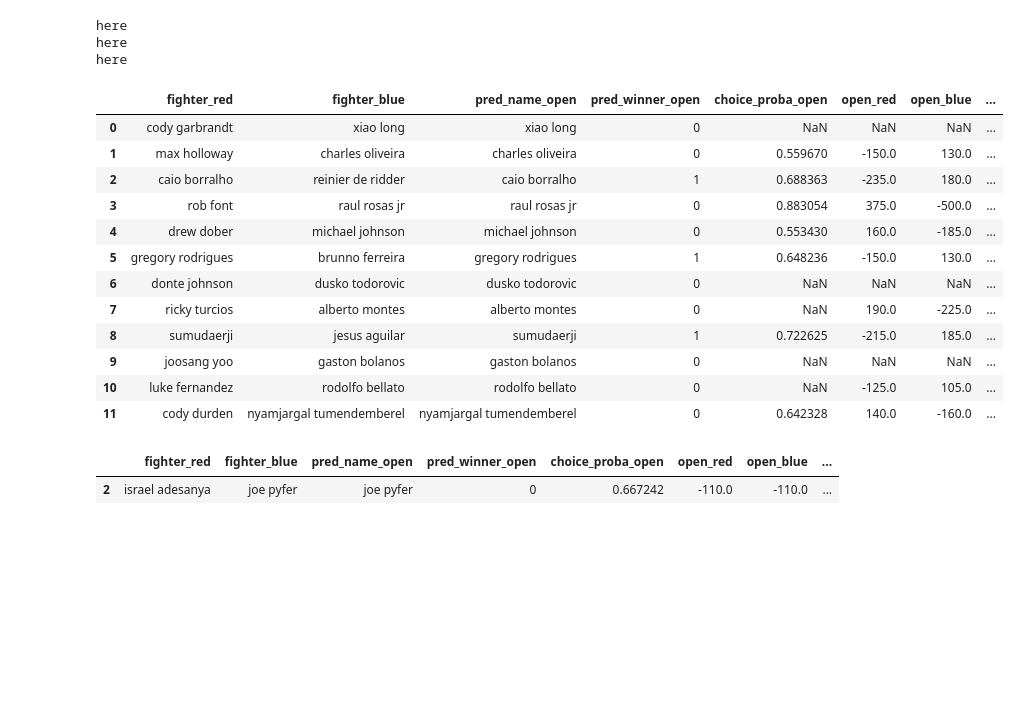
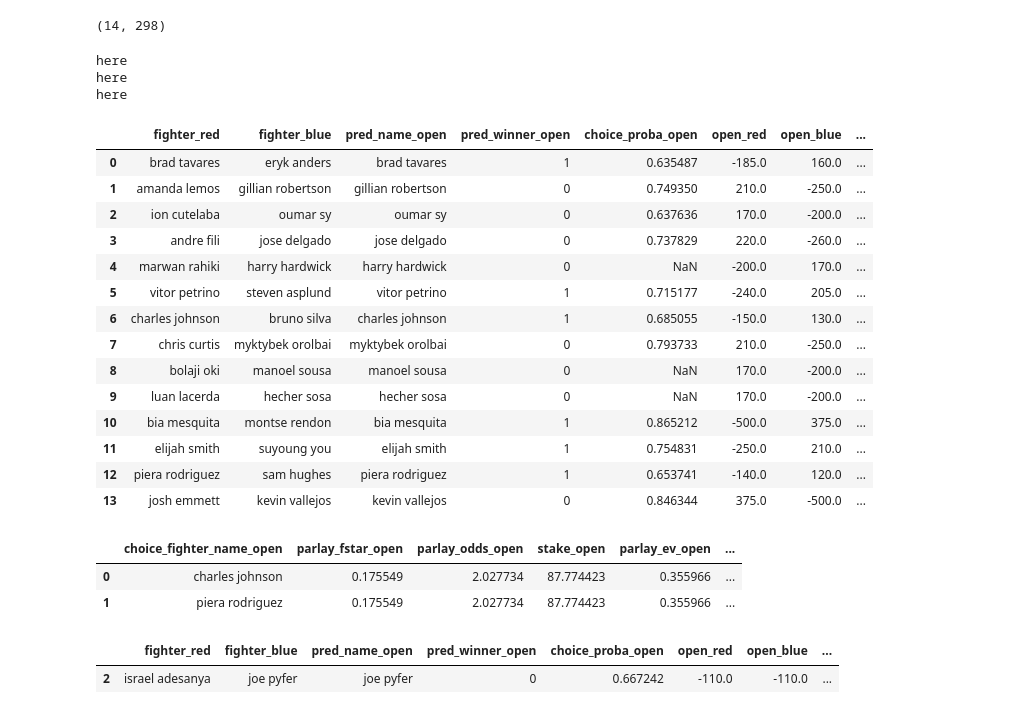
Before and after one commit to jcmarkowicz/sports_betting, a Jupyter notebook: ufc_upcoming_analysis/upcoming_picks.ipynb, the cells around one changed output. Saved outputs shown, nothing was run; the diff lists cells and outputs as text; code cells hidden in the pictures; blank space fills up the shorter version.

```diff
--- a/ufc_upcoming_analysis/upcoming_picks.ipynb
+++ b/ufc_upcoming_analysis/upcoming_picks.ipynb
@@ -112,30 +17,10 @@ print("Email sent!")
 # %%
-date = '2026-03-07'
-upcoming_fp = fr'C:\Users\jcmar\my_files\SportsBetting\Data\upcoming_events\event_dfs\upcoming_odds_stats_{date}.csv'
+date = '2026-03-14'
+# upcoming_fp = fr'C:\Users\jcmar\my_files\SportsBetting\Data\upcoming_events\event_dfs\upcoming_odds_stats_{date}.csv'
+
+upcoming_fp = r'C:\Users\jcmar\my_files\SportsBetting\Data\upcoming_events\event_dfs\DEBUG_GROUP2026-03-14.csv'
 upcoming_df = pd.read_csv(upcoming_fp)
 
 upcoming_df['math_red'] = upcoming_df['math_red'].astype('category')
 upcoming_df['math_blue'] = upcoming_df['math_blue'].astype('category')
 upcoming_df['elo_pred'] = upcoming_df['elo_pred'].astype('category')
-# %%
-open_feats = [
-                  'proba_fair_open_diff', 'reach_diff',
-
-                  'sub_att_pm_red', 'sub_att_pm_blue',
-                  'ratio_control_diff',
-
-                  'td_landed_pm_diff',
-                  'ratio_td_diff',
-                  'adjusted_td_red', 'adjusted_td_blue',
-
-                  'sig_str_absorbed_total_diff',
-                  'sig_str_accuracy_pct_diff',
-                  'sig_str_defense_pct_diff',
-                  'adjusted_sig_str_blue', 'adjusted_sig_str_red',
-
-                  'win_pct_red', 'win_pct_blue',
-                  'win_streak_diff', 'lose_streak_diff',
-                  'elo_red', 'elo_blue', 'elo_pred', 'age_red', 'age_blue'
-                  ]
-
-scaler_open = joblib.load("C:\\Users\\jcmar\\my_files\\SportsBetting\\data\\saved_models\\scaler_open.pkl")
@@ -145,3 +27,7 @@ for c in upcoming_df.columns:
+# %%
+upcoming_df.shape
+# %% [output]
+(14, 298)
 # %%
 model_open = sm.load("C:\\Users\\jcmar\\my_files\\SportsBetting\\data\\saved_models\\logit_model_open.pkl")
 model_close1 = sm.load("C:\\Users\\jcmar\\my_files\\SportsBetting\\data\\saved_models\\logit_model_close1.pkl")
@@ -199,7 +85,7 @@ real_odds_list = [['dec_open_blue', 'dec_open_red'], ['dec_close1_blue', 'dec_cl
 df_bets_all, df_parlay_all = betting_pipeline(upcoming_df,
                                             feats_list=feats_list, model_list=model_list, scaler_list=scaler_list, type_list=type_list,
                                             fair_odds_list=fair_odds_list, real_odds_list=real_odds_list,
-                                            bankroll=500, max_drawdown=0.15, N=1000)
+                                            bankroll=500, max_drawdown=0.25, N=2000)
 # %% [output]
 here
 here
@@ -207,19 +93,21 @@ here
 # %%
 df_bets_all[['open_red', 'open_blue', 'close1_red', 'close1_blue', 'close2_red', 'close2_blue']] = upcoming_df[['open_red', 'open_blue', 'close1_red', 'close1_blue', 'close2_red', 'close2_blue']]
 
-df_bets_arr, df_parlay_arr = display_bet_dfs(df_bets_all, df_parlay_all, type_list)
+df_bets_arr, df_parlay_arr = seperate_bets_dfs(df_bets_all, df_parlay_all, type_list)
 df_bets_arr[0].head(20)
 # %% [output]
 |  | fighter_red | fighter_blue | pred_name_open | pred_winner_open | choice_proba_open | open_red | open_blue | ... |
-| 0 | cody garbrandt | xiao long | xiao long | 0 | NaN | NaN | NaN | ... |
-| 1 | max holloway | charles oliveira | charles oliveira | 0 | 0.559670 | -150.0 | 130.0 | ... |
-| 2 | caio borralho | reinier de ridder | caio borralho | 1 | 0.688363 | -235.0 | 180.0 | ... |
-| 3 | rob font | raul rosas jr | raul rosas jr | 0 | 0.883054 | 375.0 | -500.0 | ... |
-| 4 | drew dober | michael johnson | michael johnson | 0 | 0.553430 | 160.0 | -185.0 | ... |
-| 5 | gregory rodrigues | brunno ferreira | gregory rodrigues | 1 | 0.648236 | -150.0 | 130.0 | ... |
-| 6 | donte johnson | dusko todorovic | dusko todorovic | 0 | NaN | NaN | NaN | ... |
-| 7 | ricky turcios | alberto montes | alberto montes | 0 | NaN | 190.0 | -225.0 | ... |
-| 8 | sumudaerji | jesus aguilar | sumudaerji | 1 | 0.722625 | -215.0 | 185.0 | ... |
-| 9 | joosang yoo | gaston bolanos | gaston bolanos | 0 | NaN | NaN | NaN | ... |
-| 10 | luke fernandez | rodolfo bellato | rodolfo bellato | 0 | NaN | -125.0 | 105.0 | ... |
-| 11 | cody durden | nyamjargal tumendemberel | nyamjargal tumendemberel | 0 | 0.642328 | 140.0 | -160.0 | ... |
+| 0 | brad tavares | eryk anders | brad tavares | 1 | 0.635487 | -185.0 | 160.0 | ... |
+| 1 | amanda lemos | gillian robertson | gillian robertson | 0 | 0.749350 | 210.0 | -250.0 | ... |
+| 2 | ion cutelaba | oumar sy | oumar sy | 0 | 0.637636 | 170.0 | -200.0 | ... |
+| 3 | andre fili | jose delgado | jose delgado | 0 | 0.737829 | 220.0 | -260.0 | ... |
+| 4 | marwan rahiki | harry hardwick | harry hardwick | 0 | NaN | -200.0 | 170.0 | ... |
+| 5 | vitor petrino | steven asplund | vitor petrino | 1 | 0.715177 | -240.0 | 205.0 | ... |
+| 6 | charles johnson | bruno silva | charles johnson | 1 | 0.685055 | -150.0 | 130.0 | ... |
+| 7 | chris curtis | myktybek orolbai | myktybek orolbai | 0 | 0.793733 | 210.0 | -250.0 | ... |
+| 8 | bolaji oki | manoel sousa | manoel sousa | 0 | NaN | 170.0 | -200.0 | ... |
+| 9 | luan lacerda | hecher sosa | hecher sosa | 0 | NaN | 170.0 | -200.0 | ... |
+| 10 | bia mesquita | montse rendon | bia mesquita | 1 | 0.865212 | -500.0 | 375.0 | ... |
+| 11 | elijah smith | suyoung you | elijah smith | 1 | 0.754831 | -250.0 | 210.0 | ... |
+| 12 | piera rodriguez | sam hughes | piera rodriguez | 1 | 0.653741 | -140.0 | 120.0 | ... |
+| 13 | josh emmett | kevin vallejos | kevin vallejos | 0 | 0.846344 | 375.0 | -500.0 | ... |
@@ -226,3 +132,9 @@ df_bets_arr[0].head(20)
+# %%
+df_parlay_arr[0].head()
+# %% [output]
+|  | choice_fighter_name_open | parlay_fstar_open | parlay_odds_open | stake_open | parlay_ev_open | ... |
+| 0 | charles johnson | 0.175549 | 2.027734 | 87.774423 | 0.355966 | ... |
+| 1 | piera rodriguez | 0.175549 | 2.027734 | 87.774423 | 0.355966 | ... |
 # %%
 df_bets_arr[0][df_bets_arr[0]['fstar_open'] != 0]
 # %% [output]
```
Also changed, not shown: parts of 8 cells of this notebook, 28 other files.
